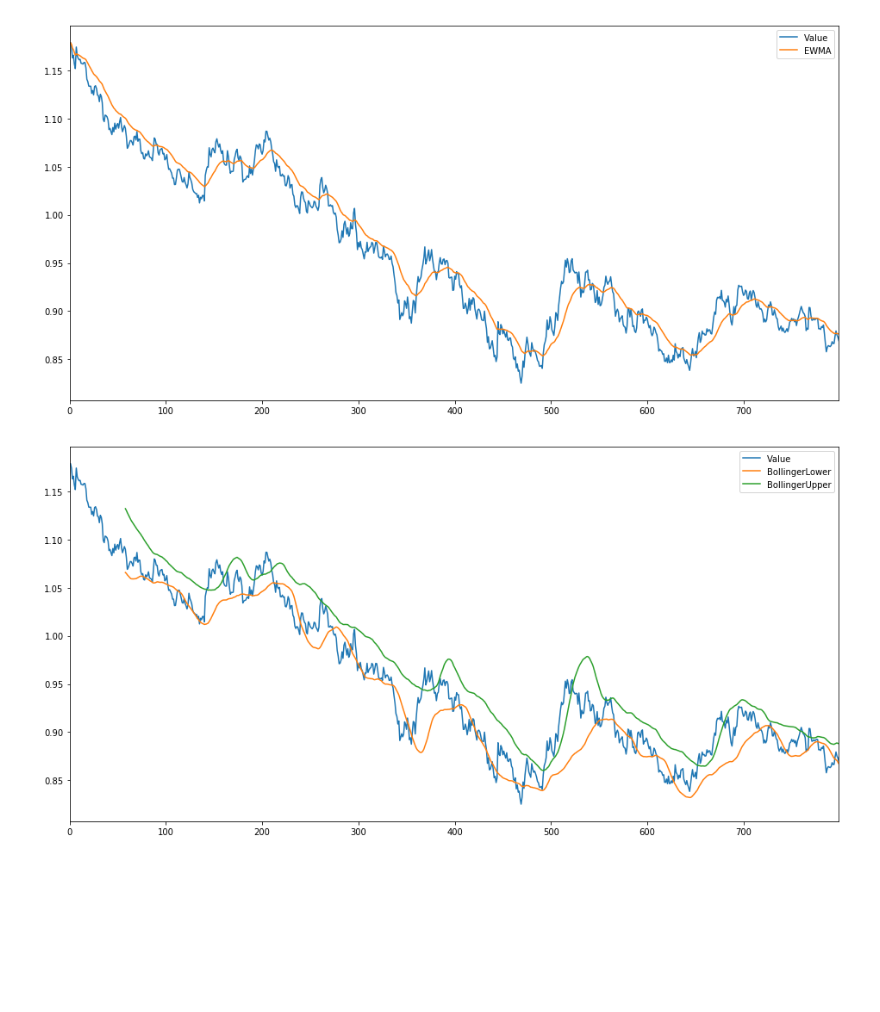
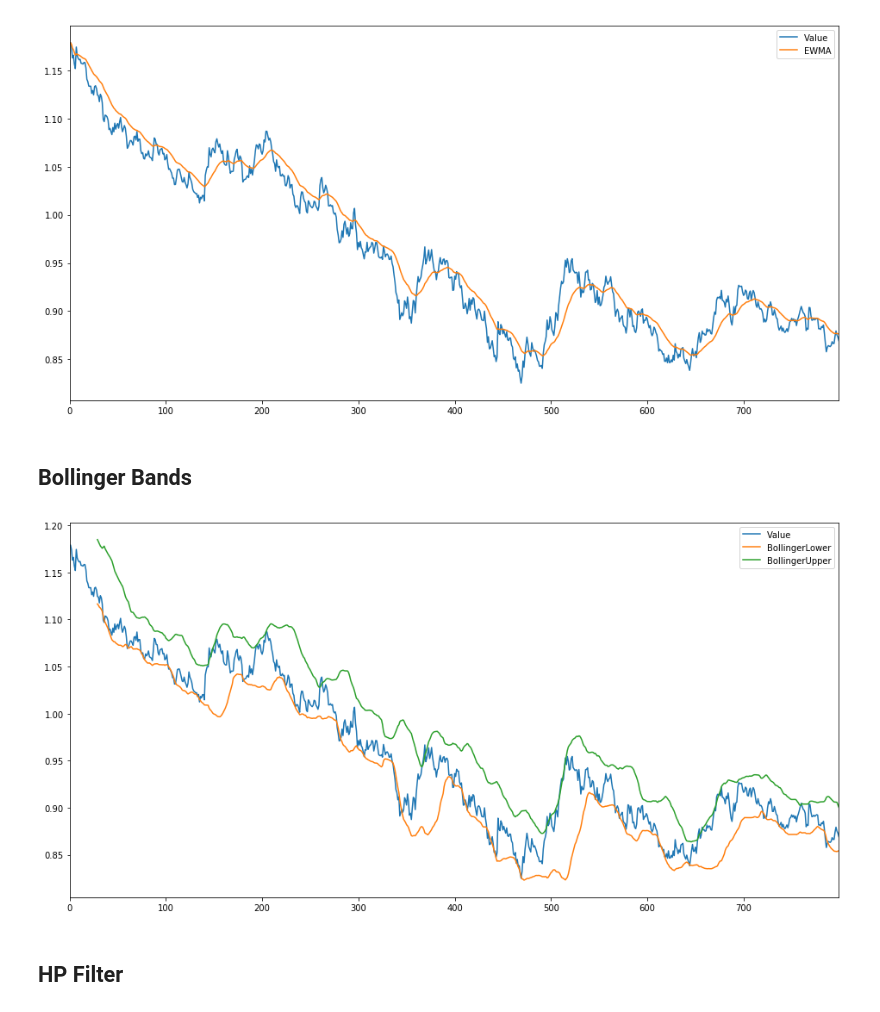
Before and after one commit to maykulkarni/algo_trading, a Jupyter notebook: 4. EURUSD Analysis.ipynb, the cells around one changed output. Saved outputs shown, nothing was run; the diff lists cells and outputs as text; code cells hidden in the pictures; blank space fills up the shorter version.

```diff
--- a/4. EURUSD Analysis.ipynb
+++ b/4. EURUSD Analysis.ipynb
@@ -44,9 +45,13 @@ eur_usd["EWMA"] = eur_usd["Value"].ewm(span=30).mean()
 eur_usd[["Value", "EWMA"]].plot();
 # %% [output]
 [figure]
+# %% [markdown]
+## Bollinger Bands
 # %%
-eur_usd["BollingerLower"] = eur_usd["30DaySMA"] - 2 * eur_usd["30DaySMA"].rolling(30).std()
-eur_usd["BollingerUpper"] = eur_usd["30DaySMA"] + 2 * eur_usd["30DaySMA"].rolling(30).std()
+eur_usd["BollingerLower"] = eur_usd["30DaySMA"] - 2 * eur_usd["Value"].rolling(30).std()
+eur_usd["BollingerUpper"] = eur_usd["30DaySMA"] + 2 * eur_usd["Value"].rolling(30).std()
 eur_usd[["Value", "BollingerLower", "BollingerUpper"]].plot();
 # %% [output]
-[figure, old version]
+[figure, new version]
+# %% [markdown]
+## HP Filter
```
Also changed, not shown: parts of 3 cells of this notebook.
